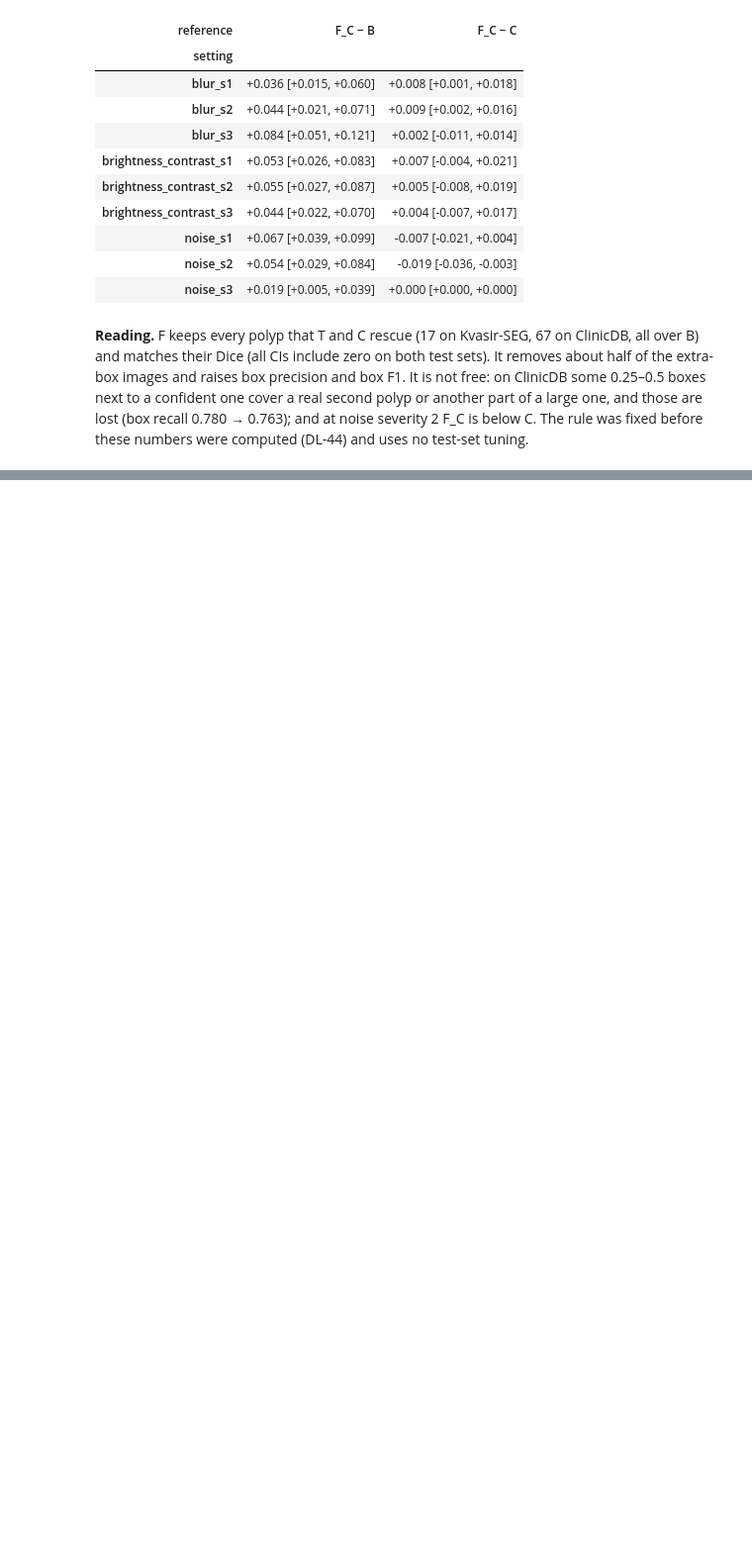
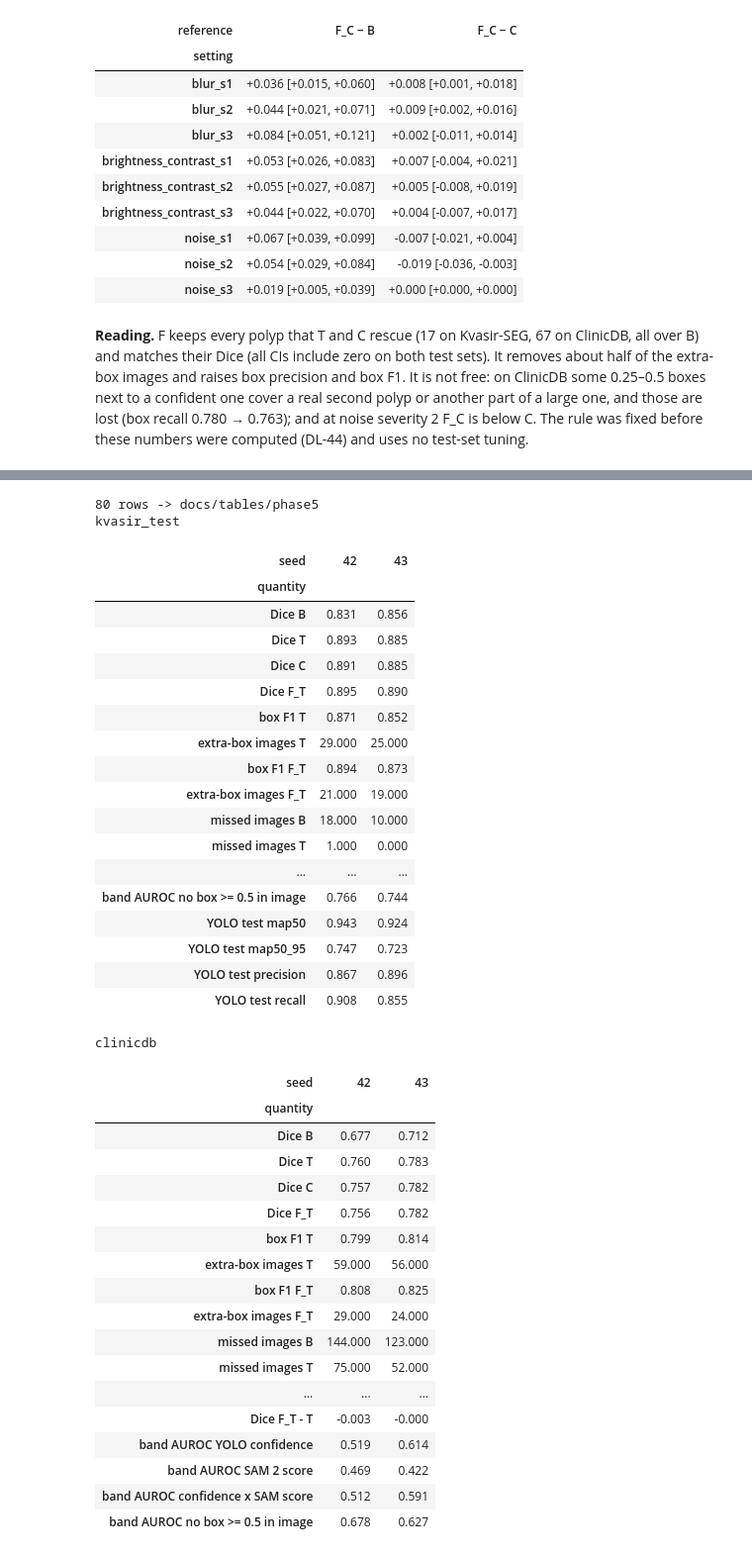
Before and after one commit to kashishfatima999/Confidence-Aware-Self-Prompting-for-Robust-Polyp-Segmentation, a Jupyter notebook: docs/submissions/phase5/F26-13.ipynb, the cells around one changed output, grey strips where cells are left out. Shown at 99% size. Saved outputs shown, nothing was run; the diff lists cells and outputs as text; code cells hidden in the pictures; blank space fills up the shorter version.

Commit message:
Phase 5 (Member 3): filter analysis, second detector seed, notebooks, theory section

```diff
--- a/docs/submissions/phase5/F26-13.ipynb
+++ b/docs/submissions/phase5/F26-13.ipynb
@@ -26,9 +29,13 @@ if IN_COLAB:
         subprocess.run(["git", "clone", "-q", "https://github.com/kashishfatima999/Confidence-Aware-Self-Prompting-for-Robust-Polyp-Segmentation.git", "/content/proj"], check=True)
     os.chdir("/content/proj")
     RUNS = "/content/drive/MyDrive/F26-13/runs_phase3"
+    RUNS_S43 = "/content/drive/MyDrive/F26-13/runs_phase5_s43"
+    YOLO_S43 = "/content/drive/MyDrive/F26-13/yolo/yolov8m_kvasir_s43/summary.json"
 else:
     if os.path.basename(os.getcwd()) == "notebooks":
         os.chdir("..")
     RUNS = os.environ.get("F26_RUNS", "runs")
-print("runs folder:", RUNS)
+    RUNS_S43 = os.environ.get("F26_RUNS_S43", "runs/runs_phase5_s43")
+    YOLO_S43 = os.environ.get("F26_YOLO_S43", "runs/yolov8m_kvasir_s43/summary.json")
+print("runs folder:", RUNS, "| seed-43 runs:", RUNS_S43)
 # %% [output]
@@ -263,0 +275,48 @@ c.pivot(index="setting", columns="reference", values="diff [95% CI]").rename(col
+# %%
+r = subprocess.run([sys.executable, "src/eval/seed_compare.py", "--s42", RUNS, "--s43", RUNS_S43,
+                    "--yolo42", f"{RUNS}/yolo/yolov8m_kvasir_s42/summary.json", "--yolo43", YOLO_S43], capture_output=True, text=True)
+print(r.stdout.strip() or r.stderr[-2000:])
+sc = pd.read_csv("docs/tables/phase5/seed_comparison.csv")
+for ds in ["kvasir_test", "clinicdb"]:
+    print(ds)
+    display(sc[sc.dataset == ds].pivot_table(index="quantity", columns="seed", values="value", sort=False).round(3))
+# %% [output]
+80 rows -> docs/tables/phase5
+kvasir_test
+| seed | 42 | 43 |
+| quantity |  |  |
+| Dice B | 0.831 | 0.856 |
+| Dice T | 0.893 | 0.885 |
+| Dice C | 0.891 | 0.885 |
+| Dice F_T | 0.895 | 0.890 |
+| box F1 T | 0.871 | 0.852 |
+| extra-box images T | 29.000 | 25.000 |
+| box F1 F_T | 0.894 | 0.873 |
+| extra-box images F_T | 21.000 | 19.000 |
+| missed images B | 18.000 | 10.000 |
+| missed images T | 1.000 | 0.000 |
+| ... | ... | ... |
+| band AUROC no box >= 0.5 in image | 0.766 | 0.744 |
+| YOLO test map50 | 0.943 | 0.924 |
+| YOLO test map50_95 | 0.747 | 0.723 |
+| YOLO test precision | 0.867 | 0.896 |
+| YOLO test recall | 0.908 | 0.855 |
+clinicdb
+| seed | 42 | 43 |
+| quantity |  |  |
+| Dice B | 0.677 | 0.712 |
+| Dice T | 0.760 | 0.783 |
+| Dice C | 0.757 | 0.782 |
+| Dice F_T | 0.756 | 0.782 |
+| box F1 T | 0.799 | 0.814 |
+| extra-box images T | 59.000 | 56.000 |
+| box F1 F_T | 0.808 | 0.825 |
+| extra-box images F_T | 29.000 | 24.000 |
+| missed images B | 144.000 | 123.000 |
+| missed images T | 75.000 | 52.000 |
+| ... | ... | ... |
+| Dice F_T - T | -0.003 | -0.000 |
+| band AUROC YOLO confidence | 0.519 | 0.614 |
+| band AUROC SAM 2 score | 0.469 | 0.422 |
+| band AUROC confidence x SAM score | 0.512 | 0.591 |
+| band AUROC no box >= 0.5 in image | 0.678 | 0.627 |
```
Also changed, not shown: parts of 5 cells of this notebook, 9 other files.
